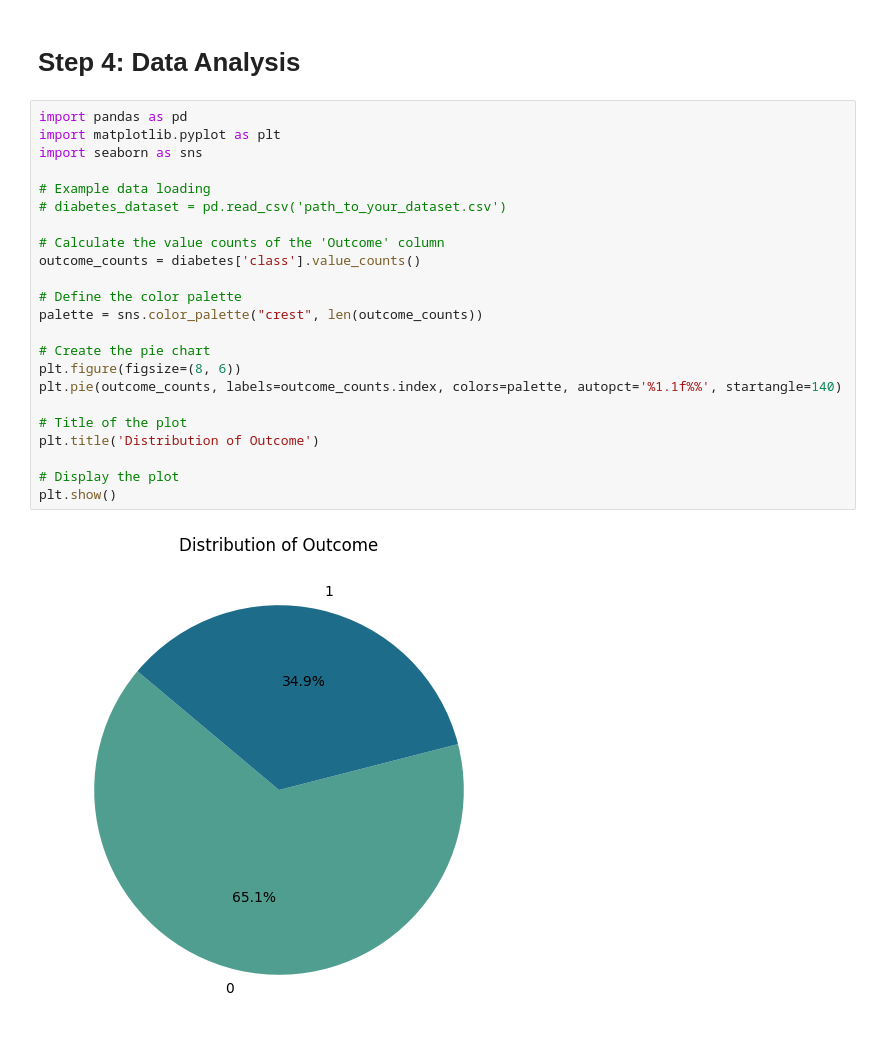
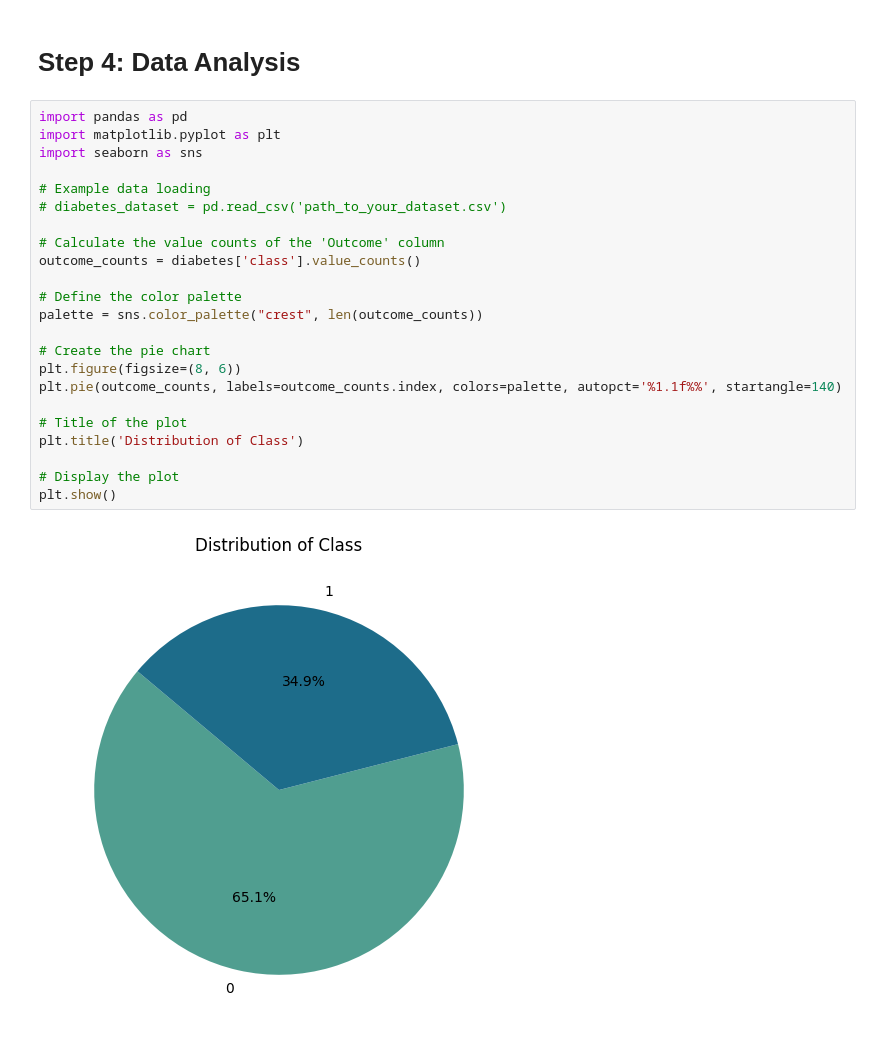
Before and after one commit to reyshamarie/machine_learning, a Jupyter notebook: machine_learning_for_diabetes.ipynb, the cells around one changed output. Saved outputs shown, nothing was run; the diff lists cells and outputs as text.

```diff
--- a/machine_learning_for_diabetes.ipynb
+++ b/machine_learning_for_diabetes.ipynb
@@ -345,25 +275,25 @@ X.head()
 # %%
 import pandas as pd
 import matplotlib.pyplot as plt
 import seaborn as sns
 
 # Example data loading
 # diabetes_dataset = pd.read_csv('path_to_your_dataset.csv')
 
 # Calculate the value counts of the 'Outcome' column
 outcome_counts = diabetes['class'].value_counts()
 
 # Define the color palette
 palette = sns.color_palette("crest", len(outcome_counts))
 
 # Create the pie chart
 plt.figure(figsize=(8, 6))
 plt.pie(outcome_counts, labels=outcome_counts.index, colors=palette, autopct='%1.1f%%', startangle=140)
 
 # Title of the plot
-plt.title('Distribution of Outcome')
+plt.title('Distribution of Class')
 
 # Display the plot
 plt.show()
 # %% [output]
-[figure, old version]
+[figure, new version]
```
Also changed, not shown: parts of 21 cells of this notebook.
